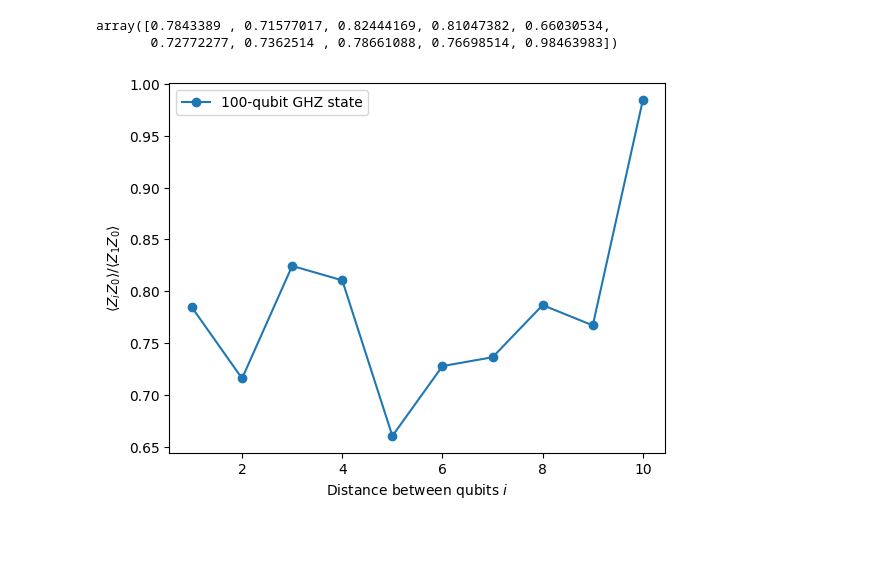
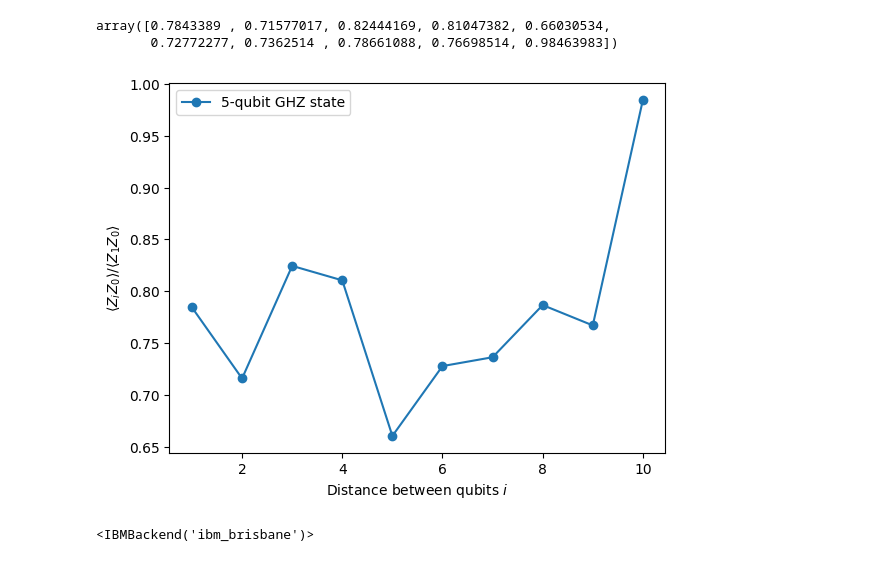
Before and after one commit to JessicaJohnBritto/WalshPulseSeq, a Jupyter notebook: Quantum_Simulations/Expectation_ValsCorrelation_FromEvolvedState.ipynb, the cells around one changed output. Drawn from its saved outputs; the diff is of its cells as text; code cells hidden in the pictures.

```diff
--- a/Quantum_Simulations/Expectation_ValsCorrelation_FromEvolvedState.ipynb
+++ b/Quantum_Simulations/Expectation_ValsCorrelation_FromEvolvedState.ipynb
@@ -226,15 +227,19 @@ array([0.7843389 , 0.71577017, 0.82444169, 0.81047382, 0.66030534,
 # %%
 ## data
 data = list(range(1, len(correlation_op)+1)) # Distance between the Z operators
 result = job.result()[0]
 values = result.data.evs # Expectation value at each Z operator.
 # values = [v / values[0] for v in values] # Normalize the expectation values to evaluate how they decay with distance.
 
 # plotting graph
-plt.plot(data, values, marker='o', label='100-qubit GHZ state')
+plt.plot(data, values, marker='o', label=f"{params['L']}-qubit GHZ state")
 plt.xlabel('Distance between qubits $i$')
 plt.ylabel(r'$\langle Z_i Z_0 \rangle / \langle Z_1 Z_0 \rangle $')
 plt.legend()
 plt.show()
 # %% [output]
-[figure, old version]
+[figure, new version]
+# %%
+print(backend)
+# %% [output]
+<IBMBackend('ibm_brisbane')>
```
Also changed, not shown: parts of 1 cell of this notebook.
